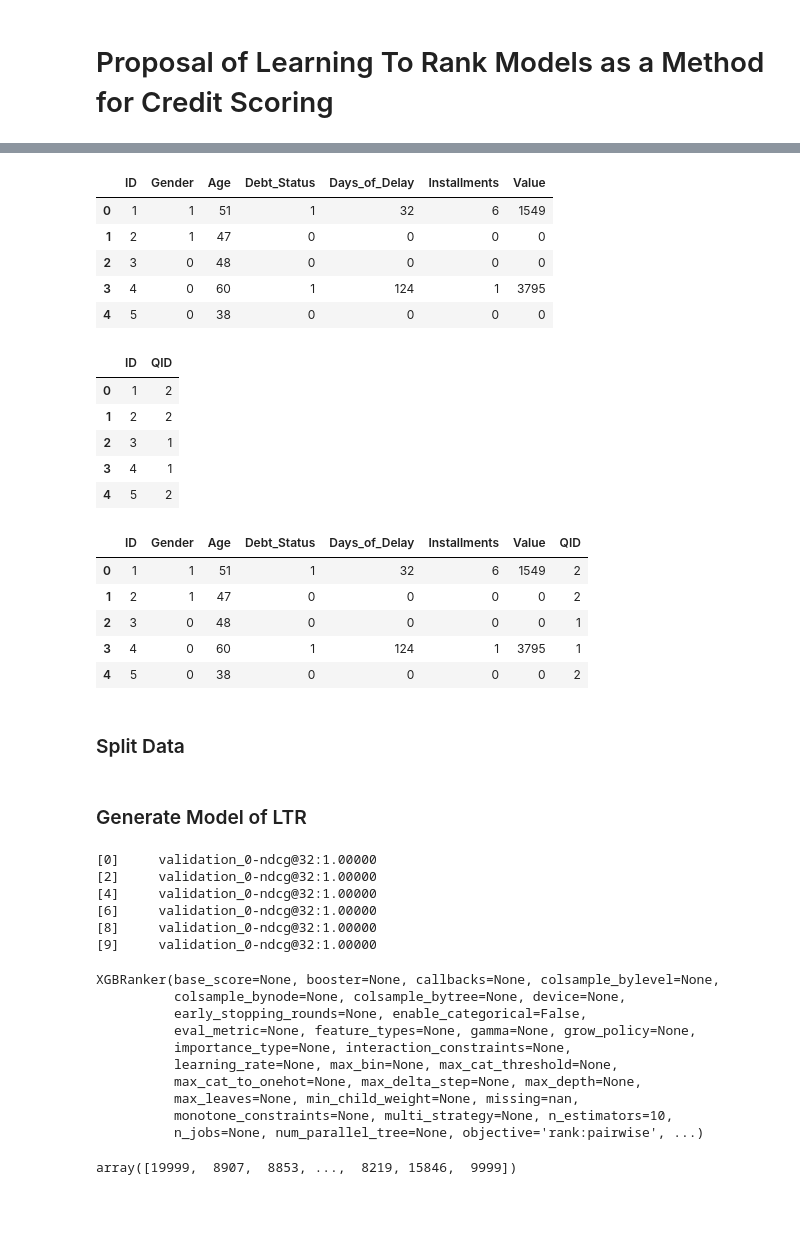
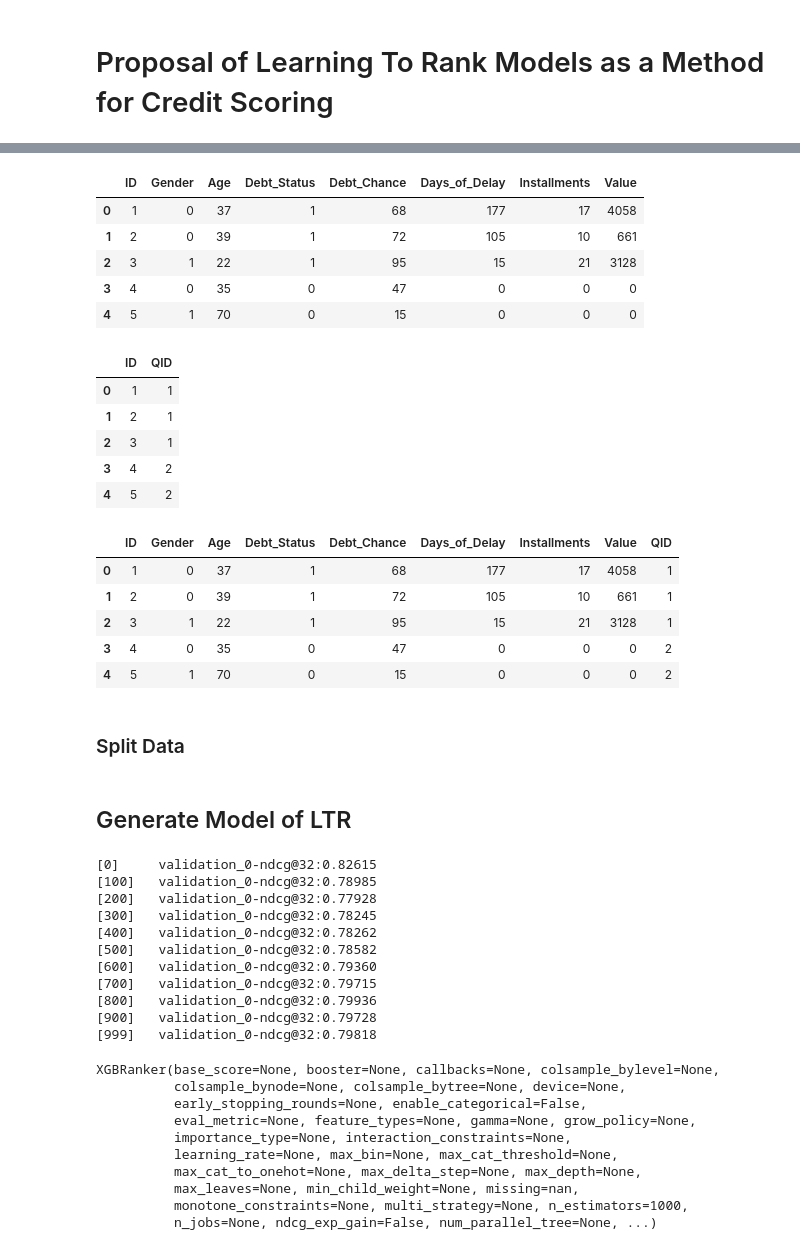
Before and after one commit to VitCSilva/Bradescard, a Jupyter notebook: notebooks/Proposal.ipynb, the cells around one changed output, grey strips where cells are left out. Cells and saved outputs as stored; diff of their text form; code cells hidden in the pictures; blank space fills up the shorter version.

```diff
--- a/notebooks/Proposal.ipynb
+++ b/notebooks/Proposal.ipynb
@@ -34,21 +34,22 @@ gender_rate = 0.5
 # %%
 # Create Data DataFrame
 df_data = pd.DataFrame()
 df_data["ID"] = [x for x in range(1,data_size+1)]
 df_data['Gender'] = np.random.choice([0, 1], data_size, p=[1-gender_rate, gender_rate])
 df_data["Age"] = [np.random.randint(18, 75) for _ in df_data.ID]
 df_data["Debt_Status"] = np.random.choice([0, 1], data_size, p=[1-debt_rate, debt_rate])
+df_data["Debt_Chance"] = [np.random.randint(0,50) if x == 0 else np.random.randint(60,100) for x in df_data.Debt_Status]
 df_data['Days_of_Delay'] = [0 if x == 0 else np.random.randint(10, 180) for x in df_data.Debt_Status]
 df_data['Installments'] = [0 if x == 0 else np.random.randint(1, 24) for x in df_data.Debt_Status]
 df_data['Value'] = [0 if x == 0 else np.random.randint(100, 5000) for x in df_data.Debt_Status]
 df_data.head()
 # %% [output]
-|  | ID | Gender | Age | Debt_Status | Days_of_Delay | Installments | Value |
-| 0 | 1 | 1 | 51 | 1 | 32 | 6 | 1549 |
-| 1 | 2 | 1 | 47 | 0 | 0 | 0 | 0 |
-| 2 | 3 | 0 | 48 | 0 | 0 | 0 | 0 |
-| 3 | 4 | 0 | 60 | 1 | 124 | 1 | 3795 |
-| 4 | 5 | 0 | 38 | 0 | 0 | 0 | 0 |
+|  | ID | Gender | Age | Debt_Status | Debt_Chance | Days_of_Delay | Installments | Value |
+| 0 | 1 | 0 | 37 | 1 | 68 | 177 | 17 | 4058 |
+| 1 | 2 | 0 | 39 | 1 | 72 | 105 | 10 | 661 |
+| 2 | 3 | 1 | 22 | 1 | 95 | 15 | 21 | 3128 |
+| 3 | 4 | 0 | 35 | 0 | 47 | 0 | 0 | 0 |
+| 4 | 5 | 1 | 70 | 0 | 15 | 0 | 0 | 0 |
 # %%
 # Create Query Dataframe
 df_query = pd.DataFrame()
@@ -57,22 +58,22 @@ df_query['QID'] = np.random.choice([1,2,3], data_size,p = [0.34,0.33,0.33])
 df_query.head()
 # %% [output]
 |  | ID | QID |
-| 0 | 1 | 2 |
-| 1 | 2 | 2 |
+| 0 | 1 | 1 |
+| 1 | 2 | 1 |
 | 2 | 3 | 1 |
-| 3 | 4 | 1 |
+| 3 | 4 | 2 |
 | 4 | 5 | 2 |
 # %%
 # Create Merged Dataframe
 df_merged = pd.merge(df_data, df_query, how = "inner",on="ID")
 df_merged.head()
 # %% [output]
-|  | ID | Gender | Age | Debt_Status | Days_of_Delay | Installments | Value | QID |
-| 0 | 1 | 1 | 51 | 1 | 32 | 6 | 1549 | 2 |
-| 1 | 2 | 1 | 47 | 0 | 0 | 0 | 0 | 2 |
-| 2 | 3 | 0 | 48 | 0 | 0 | 0 | 0 | 1 |
-| 3 | 4 | 0 | 60 | 1 | 124 | 1 | 3795 | 1 |
-| 4 | 5 | 0 | 38 | 0 | 0 | 0 | 0 | 2 |
+|  | ID | Gender | Age | Debt_Status | Debt_Chance | Days_of_Delay | Installments | Value | QID |
+| 0 | 1 | 0 | 37 | 1 | 68 | 177 | 17 | 4058 | 1 |
+| 1 | 2 | 0 | 39 | 1 | 72 | 105 | 10 | 661 | 1 |
+| 2 | 3 | 1 | 22 | 1 | 95 | 15 | 21 | 3128 | 1 |
+| 3 | 4 | 0 | 35 | 0 | 47 | 0 | 0 | 0 | 2 |
+| 4 | 5 | 1 | 70 | 0 | 15 | 0 | 0 | 0 | 2 |
 # %% [markdown]
 ### Split Data
 # %%
@@ -84,7 +85,7 @@ test = test.sort_values('QID').reset_index(drop=True)
 train_query = train["QID"].value_counts().sort_index()
 test_query = test["QID"].value_counts().sort_index()
 # %% [markdown]
-### Generate Model of LTR
+## Generate Model of LTR
 # %%
 # Define feature and target columns
 features = ["Gender","Age","Days_of_Delay","Installments","Value"]
@@ -92,20 +93,29 @@ target_col = ['Debt_Status']
 # %%
-model = XGBRanker(n_estimators=10,objective="rank:pairwise")
+model = XGBRanker(
+    n_estimators=1000,
+    objective="rank:ndcg",
+    ndcg_exp_gain = False
+    )
 model.fit(
     train[features],
     train[target_col],
     group=train_query,
     eval_set=[(test[features], test[target_col])],
     eval_group=[list(test_query)],
-    verbose = 2
+    verbose = 100,
 )
 # %% [output]
-[0]     validation_0-ndcg@32:1.00000
-[2]     validation_0-ndcg@32:1.00000
-[4]     validation_0-ndcg@32:1.00000
-[6]     validation_0-ndcg@32:1.00000
-[8]     validation_0-ndcg@32:1.00000
-[9]     validation_0-ndcg@32:1.00000
+[0]     validation_0-ndcg@32:0.82615
+[100]   validation_0-ndcg@32:0.78985
+[200]   validation_0-ndcg@32:0.77928
+[300]   validation_0-ndcg@32:0.78245
+[400]   validation_0-ndcg@32:0.78262
+[500]   validation_0-ndcg@32:0.78582
+[600]   validation_0-ndcg@32:0.79360
+[700]   validation_0-ndcg@32:0.79715
+[800]   validation_0-ndcg@32:0.79936
+[900]   validation_0-ndcg@32:0.79728
+[999]   validation_0-ndcg@32:0.79818
 XGBRanker(base_score=None, booster=None, callbacks=None, colsample_bylevel=None,
           colsample_bynode=None, colsample_bytree=None, device=None,
           early_stopping_rounds=None, enable_categorical=False,
@@ -114,11 +124,5 @@ XGBRanker(base_score=None, booster=None, callbacks=None, colsample_bylevel=None,
           learning_rate=None, max_bin=None, max_cat_threshold=None,
           max_cat_to_onehot=None, max_delta_step=None, max_depth=None,
           max_leaves=None, min_child_weight=None, missing=nan,
-          monotone_constraints=None, multi_strategy=None, n_estimators=10,
-          n_jobs=None, num_parallel_tree=None, objective='rank:pairwise', ...)
+          monotone_constraints=None, multi_strategy=None, n_estimators=1000,
+          n_jobs=None, ndcg_exp_gain=False, num_parallel_tree=None, ...)
-# %%
-preds = model.predict(test.iloc[:][features])
-topk_idx = np.argsort(preds)[::-1][:]
-topk_idx
-# %% [output]
-array([19999,  8907,  8853, ...,  8219, 15846,  9999])
```
Also changed, not shown: parts of 11 cells of this notebook, 2 other files.
